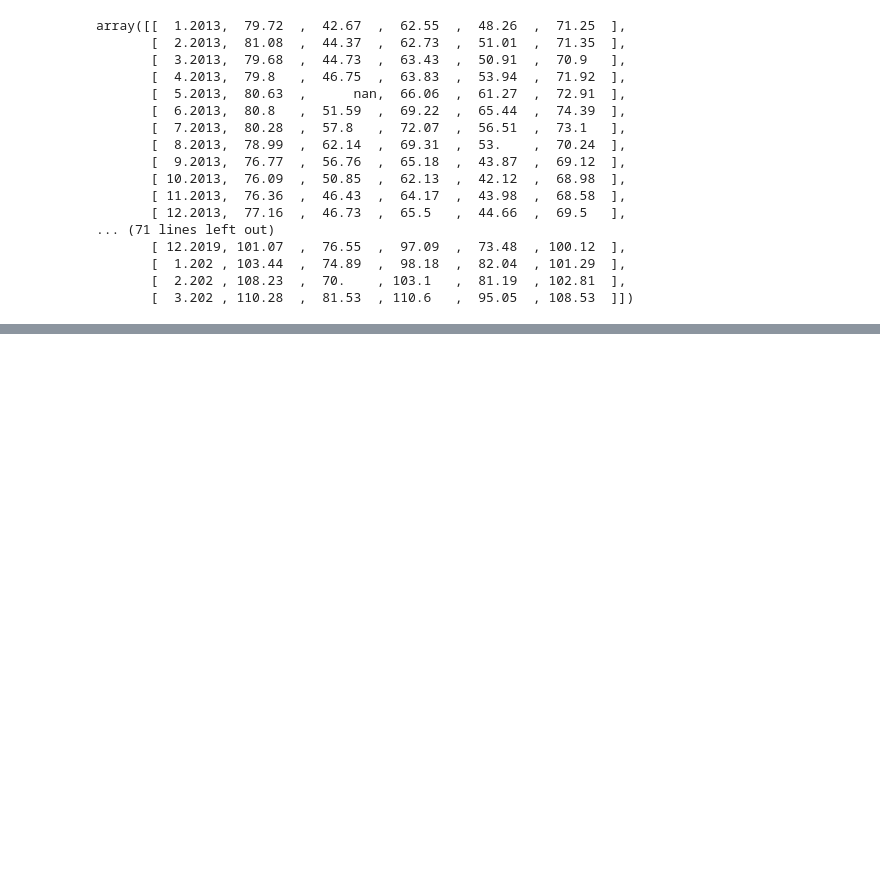
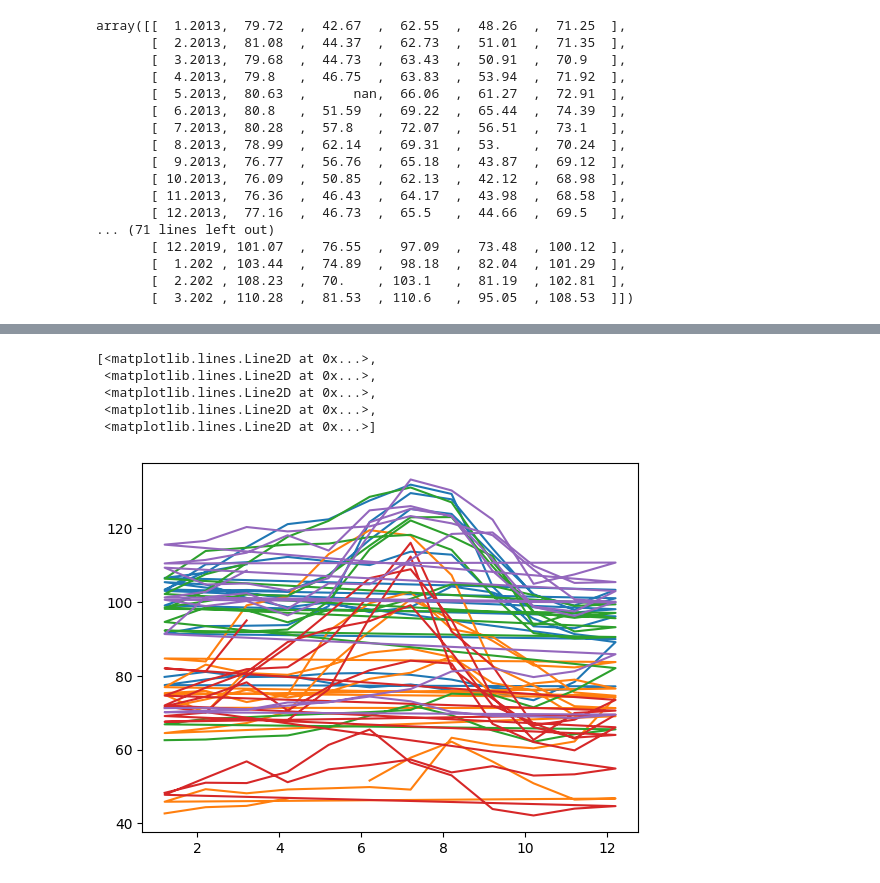
Before and after one commit to Jeder14/numpy-curso1, a Jupyter notebook: NumPy.ipynb, the cells around one changed output, grey strips where cells are left out. Cells and saved outputs as stored; diff of their text form; code cells hidden in the pictures; blank space fills up the shorter version.

Commit message:
Visualización y selección

```diff
--- a/NumPy.ipynb
+++ b/NumPy.ipynb
@@ -79,0 +82,4 @@ datos_transpuestos = data.T
+# %%
+#[fila, columna]
+fechas = datos_transpuestos [:,0]
+fechas
@@ -79,0 +100,4 @@ datos_transpuestos = data.T
+# %%
+#(todas las filas, de la columna 1 a la ultima (también puede ir 1:6))
+precios = datos_transpuestos[:,1:]
+precios
@@ -79,0 +122,12 @@ datos_transpuestos = data.T
+# %%
+#Graficos
+import matplotlib.pyplot as plt
+
+plt.plot(fechas, precios)
+# %% [output]
+[<matplotlib.lines.Line2D at 0x...>,
+ <matplotlib.lines.Line2D at 0x...>,
+ <matplotlib.lines.Line2D at 0x...>,
+ <matplotlib.lines.Line2D at 0x...>,
+ <matplotlib.lines.Line2D at 0x...>]
+[figure, added]
```
Also changed, not shown: parts of 9 cells of this notebook.
